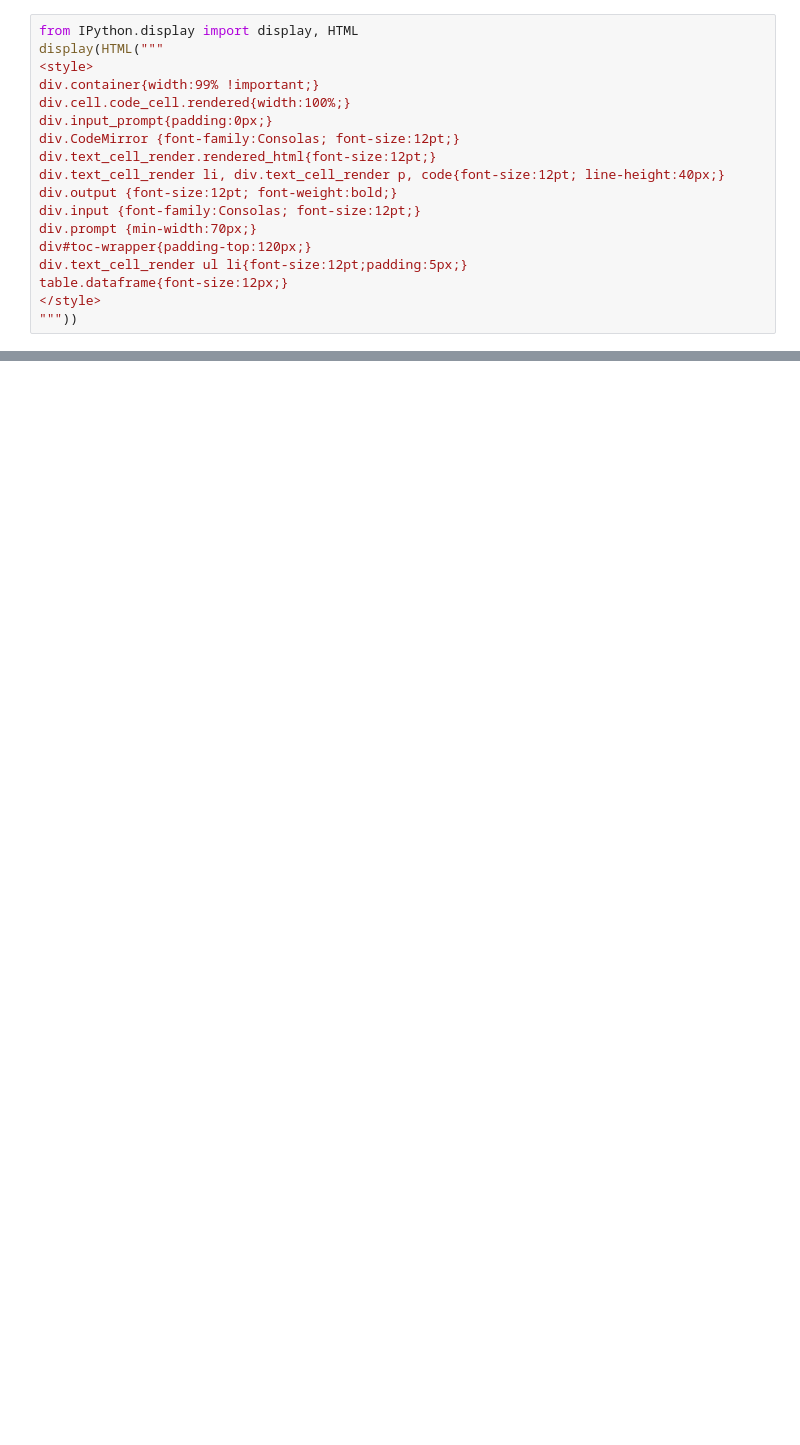
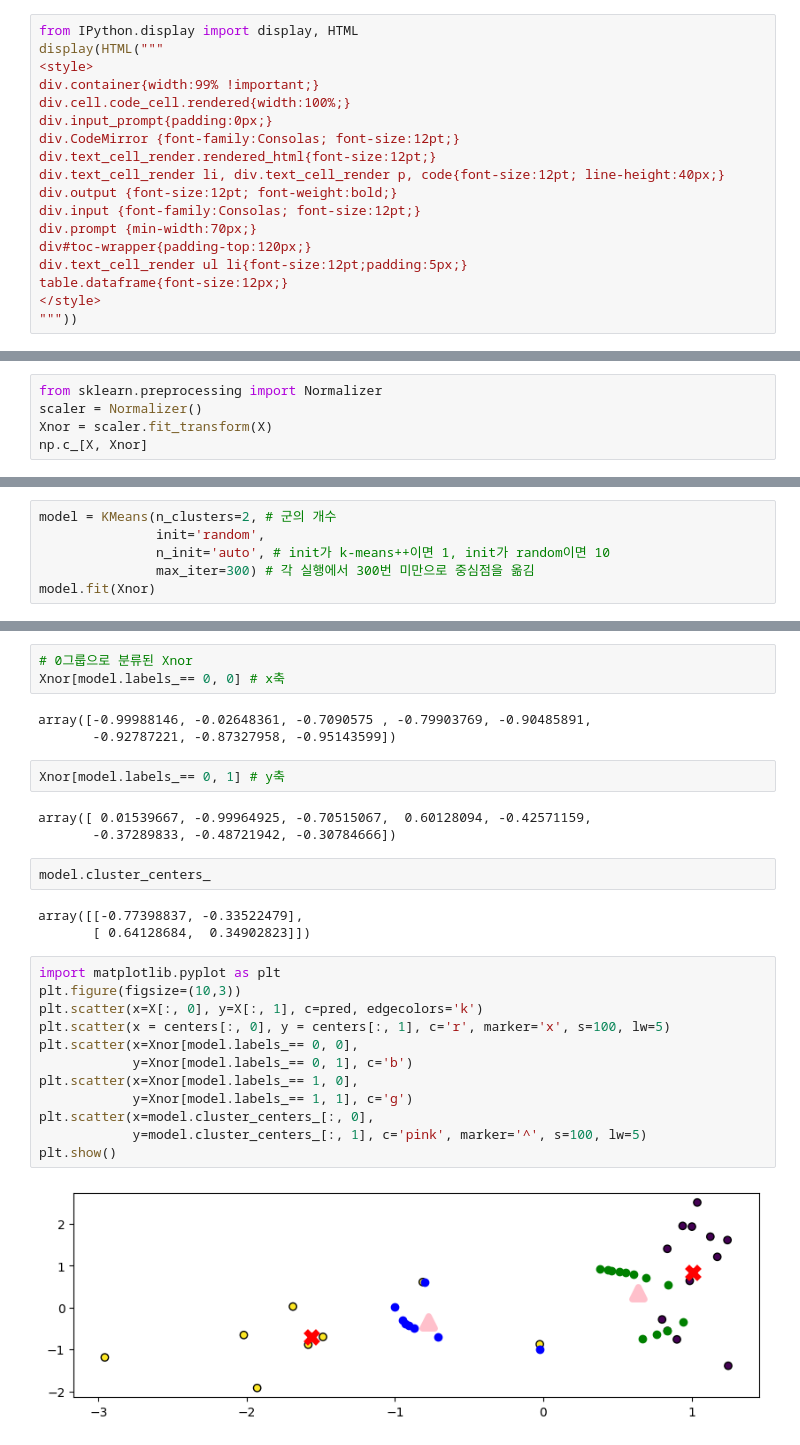
Before and after one commit to Harutoshi87/KI, a Jupyter notebook: source/09_MachineLearning/ch2_군집분석.ipynb, the cells around one changed output, grey strips where cells are left out. Cells and saved outputs as stored; diff of their text form; blank space fills up the shorter version.

```diff
--- a/source/09_MachineLearning/ch2_군집분석.ipynb
+++ b/source/09_MachineLearning/ch2_군집분석.ipynb
@@ -20,0 +118,5 @@ table.dataframe{font-size:12px;}
+# %%
+from sklearn.preprocessing import Normalizer
+scaler = Normalizer()
+Xnor = scaler.fit_transform(X)
+np.c_[X, Xnor]
@@ -20,0 +144,6 @@ table.dataframe{font-size:12px;}
+# %%
+model = KMeans(n_clusters=2, # 군의 개수
+               init='random',
+               n_init='auto', # init가 k-means++이면 1, init가 random이면 10
+               max_iter=300) # 각 실행에서 300번 미만으로 중심점을 옮김
+model.fit(Xnor)
@@ -20,0 +201,30 @@ table.dataframe{font-size:12px;}
+# %%
+# 0그룹으로 분류된 Xnor
+Xnor[model.labels_== 0, 0] # x축
+# %% [output]
+array([-0.99988146, -0.02648361, -0.7090575 , -0.79903769, -0.90485891,
+       -0.92787221, -0.87327958, -0.95143599])
+# %%
+Xnor[model.labels_== 0, 1] # y축
+# %% [output]
+array([ 0.01539667, -0.99964925, -0.70515067,  0.60128094, -0.42571159,
+       -0.37289833, -0.48721942, -0.30784666])
+# %%
+model.cluster_centers_
+# %% [output]
+array([[-0.77398837, -0.33522479],
+       [ 0.64128684,  0.34902823]])
+# %%
+import matplotlib.pyplot as plt
+plt.figure(figsize=(10,3))
+plt.scatter(x=X[:, 0], y=X[:, 1], c=pred, edgecolors='k')
+plt.scatter(x = centers[:, 0], y = centers[:, 1], c='r', marker='x', s=100, lw=5)
+plt.scatter(x=Xnor[model.labels_== 0, 0],
+            y=Xnor[model.labels_== 0, 1], c='b')
+plt.scatter(x=Xnor[model.labels_== 1, 0],
+            y=Xnor[model.labels_== 1, 1], c='g')
+plt.scatter(x=model.cluster_centers_[:, 0],
+            y=model.cluster_centers_[:, 1], c='pink', marker='^', s=100, lw=5)
+plt.show()
+# %% [output]
+[figure, added]
```
Also changed, not shown: parts of 32 cells of this notebook.
